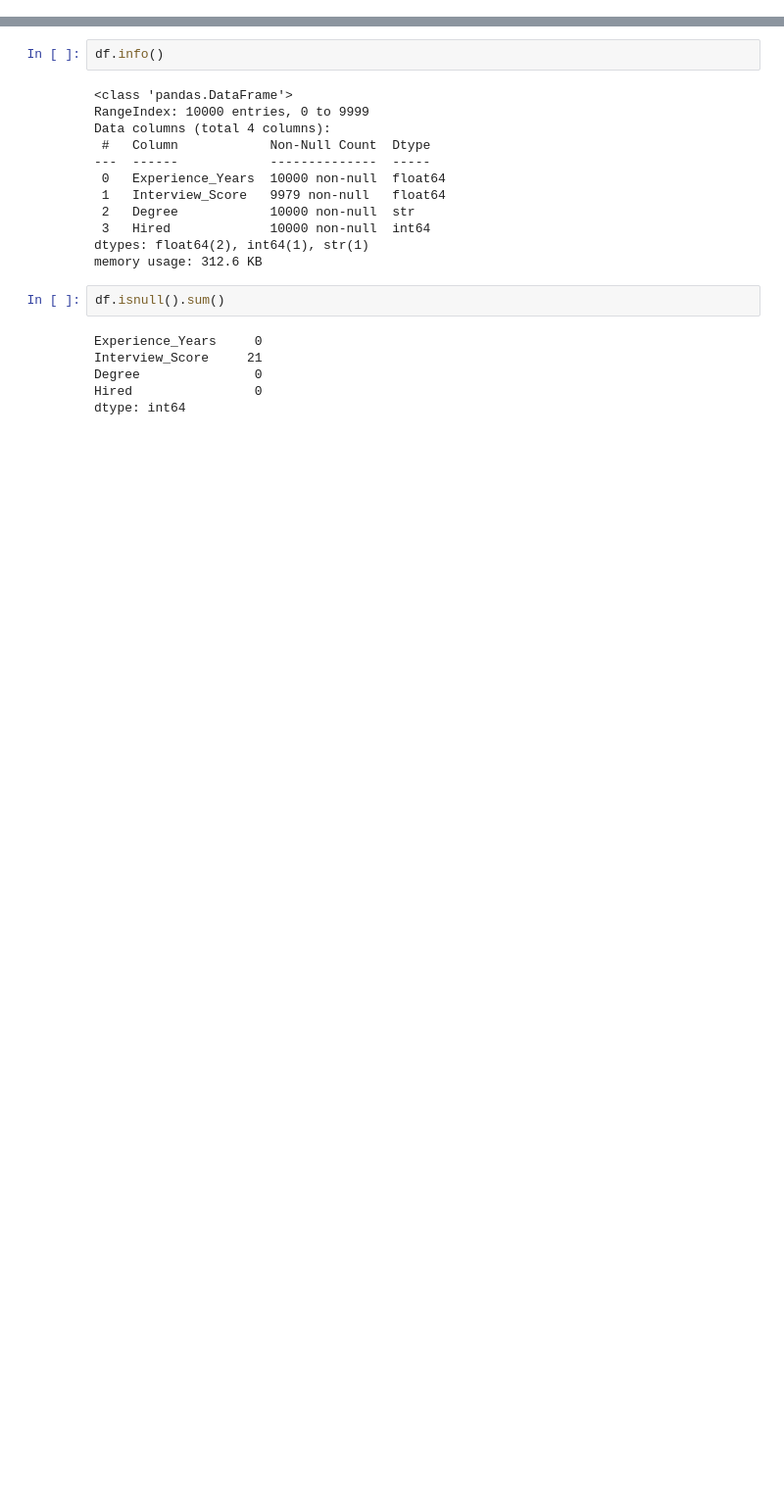
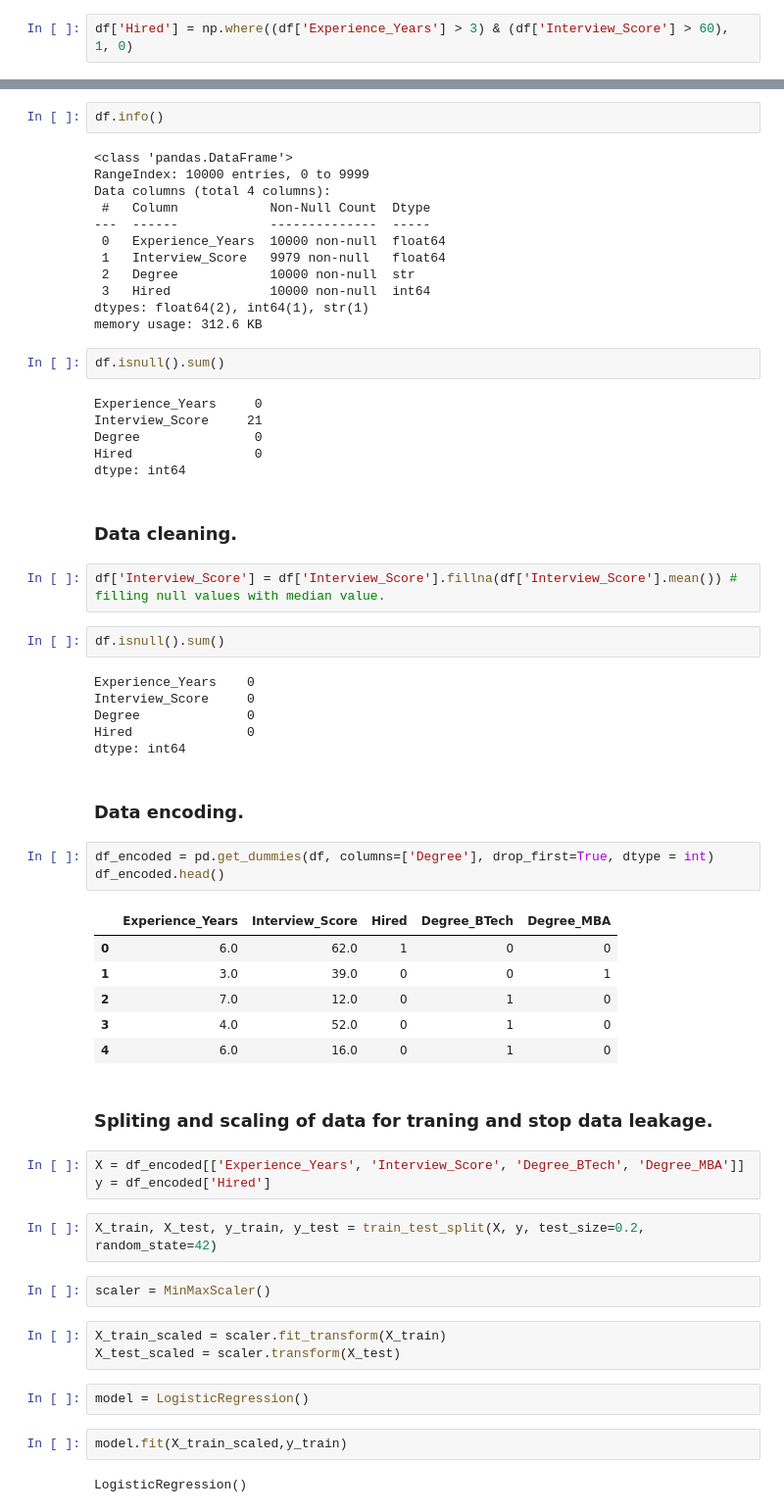
Before and after one commit to 87690ut/Python_Finall_Projects, a Jupyter notebook: ML_Journey/ML_day_8_model_testing_Forest_Revision.ipynb, the cells around one changed output, grey strips where cells are left out. Shown at 98% size. Cells and saved outputs as stored; diff of their text form; blank space fills up the shorter version.

```diff
--- a/ML_Journey/ML_day_8_model_testing_Forest_Revision.ipynb
+++ b/ML_Journey/ML_day_8_model_testing_Forest_Revision.ipynb
@@ -31,0 +36,2 @@ df.head()
+# %%
+df['Hired'] = np.where((df['Experience_Years'] > 3) & (df['Interview_Score'] > 60), 1, 0)
@@ -51,3 +59,45 @@ Interview_Score     21
 Degree               0
 Hired                0
 dtype: int64
+# %% [markdown]
+### Data cleaning.
+# %%
+df['Interview_Score'] = df['Interview_Score'].fillna(df['Interview_Score'].mean()) # filling null values with median value.
+# %%
+df.isnull().sum()
+# %% [output]
+Experience_Years    0
+Interview_Score     0
+Degree              0
+Hired               0
+dtype: int64
+# %% [markdown]
+### Data encoding.
+# %%
+df_encoded = pd.get_dummies(df, columns=['Degree'], drop_first=True, dtype = int)
+df_encoded.head()
+# %% [output]
+|  | Experience_Years | Interview_Score | Hired | Degree_BTech | Degree_MBA |
+| 0 | 6.0 | 62.0 | 1 | 0 | 0 |
+| 1 | 3.0 | 39.0 | 0 | 0 | 1 |
+| 2 | 7.0 | 12.0 | 0 | 1 | 0 |
+| 3 | 4.0 | 52.0 | 0 | 1 | 0 |
+| 4 | 6.0 | 16.0 | 0 | 1 | 0 |
+# %% [markdown]
+### Spliting and scaling of data for traning and stop data leakage.
+# %%
+X = df_encoded[['Experience_Years', 'Interview_Score', 'Degree_BTech', 'Degree_MBA']]
+y = df_encoded['Hired']
+# %%
+X_train, X_test, y_train, y_test = train_test_split(X, y, test_size=0.2, random_state=42)
+# %%
+scaler = MinMaxScaler()
+# %%
+X_train_scaled = scaler.fit_transform(X_train)
+X_test_scaled = scaler.transform(X_test)
+# %%
+model = LogisticRegression()
+# %%
+model.fit(X_train_scaled,y_train)
+# %% [output]
+LogisticRegression()
```
Also changed, not shown: parts of 21 cells of this notebook.
